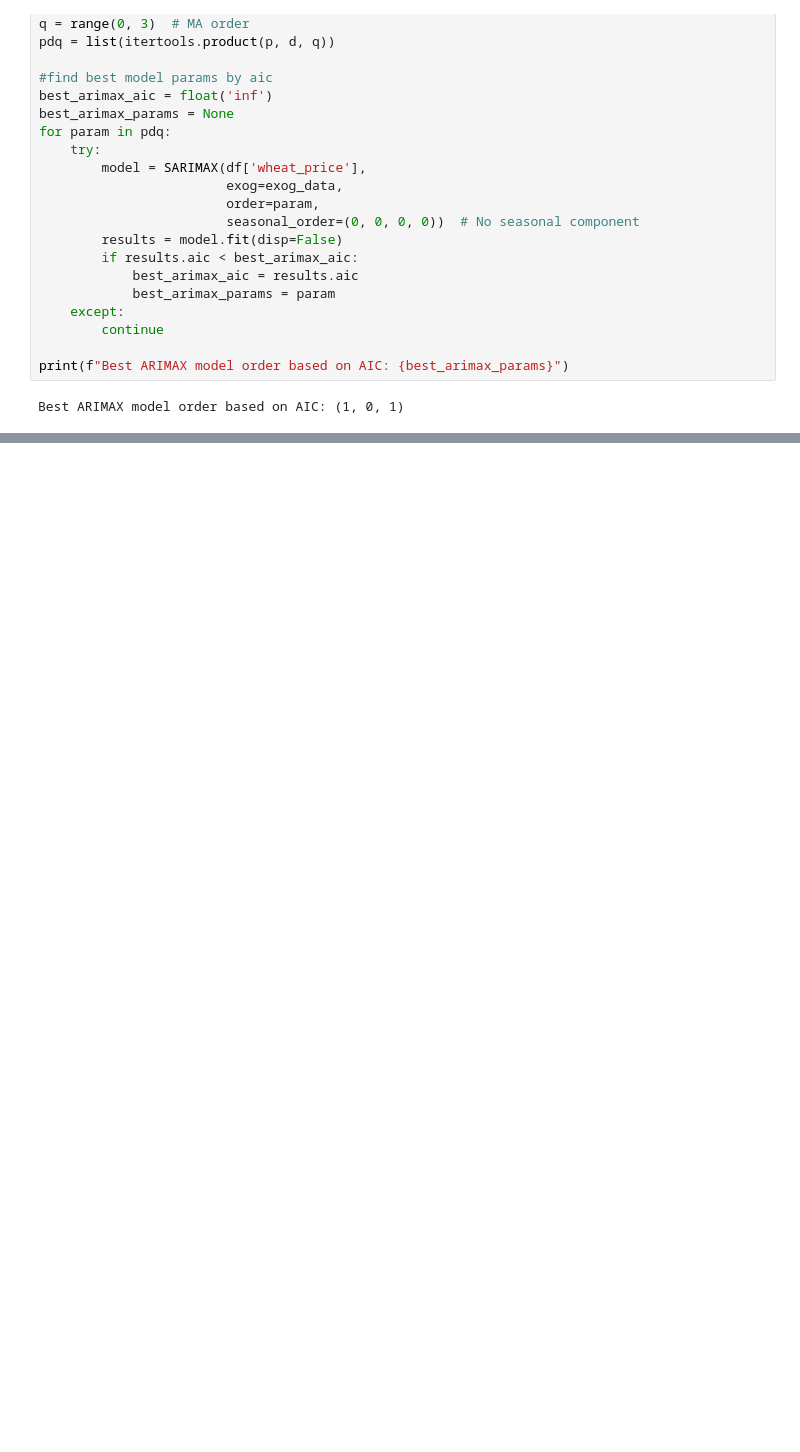
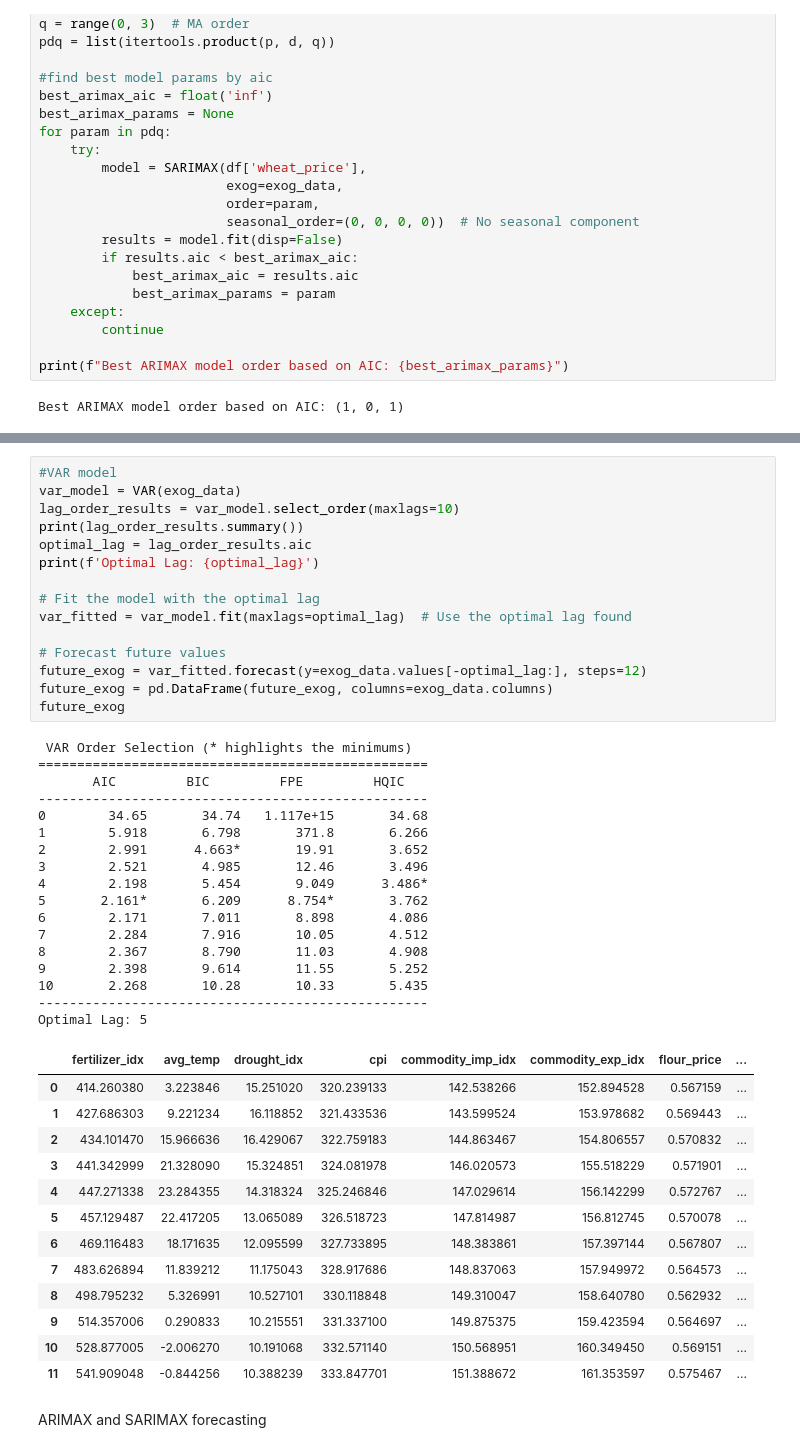
Before and after one commit to djwh1tmer/ML-Time-Series-Final-Project, a Jupyter notebook: Jupyter Notebooks/Time_Series_Model_Selection.ipynb, the cells around one changed output, grey strips where cells are left out. Saved outputs shown, nothing was run; the diff lists cells and outputs as text; blank space fills up the shorter version.

Commit message:
Test_TS_Models

```diff
--- a/Jupyter Notebooks/Model_Selection.ipynb
+++ b/Jupyter Notebooks/Time_Series_Model_Selection.ipynb
@@ -208,0 +275,48 @@ print(f"Best SARIMAX parameters - order: {best_sarimax_params[0]}, seasonal_orde
+# %%
+#VAR model
+var_model = VAR(exog_data)
+lag_order_results = var_model.select_order(maxlags=10)
+print(lag_order_results.summary())
+optimal_lag = lag_order_results.aic
+print(f'Optimal Lag: {optimal_lag}')
+
+# Fit the model with the optimal lag
+var_fitted = var_model.fit(maxlags=optimal_lag)  # Use the optimal lag found
+
+# Forecast future values
+future_exog = var_fitted.forecast(y=exog_data.values[-optimal_lag:], steps=12)
+future_exog = pd.DataFrame(future_exog, columns=exog_data.columns)
+future_exog
+# %% [output]
+ VAR Order Selection (* highlights the minimums)
+==================================================
+       AIC         BIC         FPE         HQIC
+--------------------------------------------------
+0        34.65       34.74   1.117e+15       34.68
+1        5.918       6.798       371.8       6.266
+2        2.991      4.663*       19.91       3.652
+3        2.521       4.985       12.46       3.496
+4        2.198       5.454       9.049      3.486*
+5       2.161*       6.209      8.754*       3.762
+6        2.171       7.011       8.898       4.086
+7        2.284       7.916       10.05       4.512
+8        2.367       8.790       11.03       4.908
+9        2.398       9.614       11.55       5.252
+10       2.268       10.28       10.33       5.435
+--------------------------------------------------
+Optimal Lag: 5
+|  | fertilizer_idx | avg_temp | drought_idx | cpi | commodity_imp_idx | commodity_exp_idx | flour_price | ... |
+| 0 | 414.260380 | 3.223846 | 15.251020 | 320.239133 | 142.538266 | 152.894528 | 0.567159 | ... |
+| 1 | 427.686303 | 9.221234 | 16.118852 | 321.433536 | 143.599524 | 153.978682 | 0.569443 | ... |
+| 2 | 434.101470 | 15.966636 | 16.429067 | 322.759183 | 144.863467 | 154.806557 | 0.570832 | ... |
+| 3 | 441.342999 | 21.328090 | 15.324851 | 324.081978 | 146.020573 | 155.518229 | 0.571901 | ... |
+| 4 | 447.271338 | 23.284355 | 14.318324 | 325.246846 | 147.029614 | 156.142299 | 0.572767 | ... |
+| 5 | 457.129487 | 22.417205 | 13.065089 | 326.518723 | 147.814987 | 156.812745 | 0.570078 | ... |
+| 6 | 469.116483 | 18.171635 | 12.095599 | 327.733895 | 148.383861 | 157.397144 | 0.567807 | ... |
+| 7 | 483.626894 | 11.839212 | 11.175043 | 328.917686 | 148.837063 | 157.949972 | 0.564573 | ... |
+| 8 | 498.795232 | 5.326991 | 10.527101 | 330.118848 | 149.310047 | 158.640780 | 0.562932 | ... |
+| 9 | 514.357006 | 0.290833 | 10.215551 | 331.337100 | 149.875375 | 159.423594 | 0.564697 | ... |
+| 10 | 528.877005 | -2.006270 | 10.191068 | 332.571140 | 150.568951 | 160.349450 | 0.569151 | ... |
+| 11 | 541.909048 | -0.844256 | 10.388239 | 333.847701 | 151.388672 | 161.353597 | 0.575467 | ... |
+# %% [markdown]
+ARIMAX and SARIMAX forecasting
```
Also changed, not shown: parts of 14 cells of this notebook.
